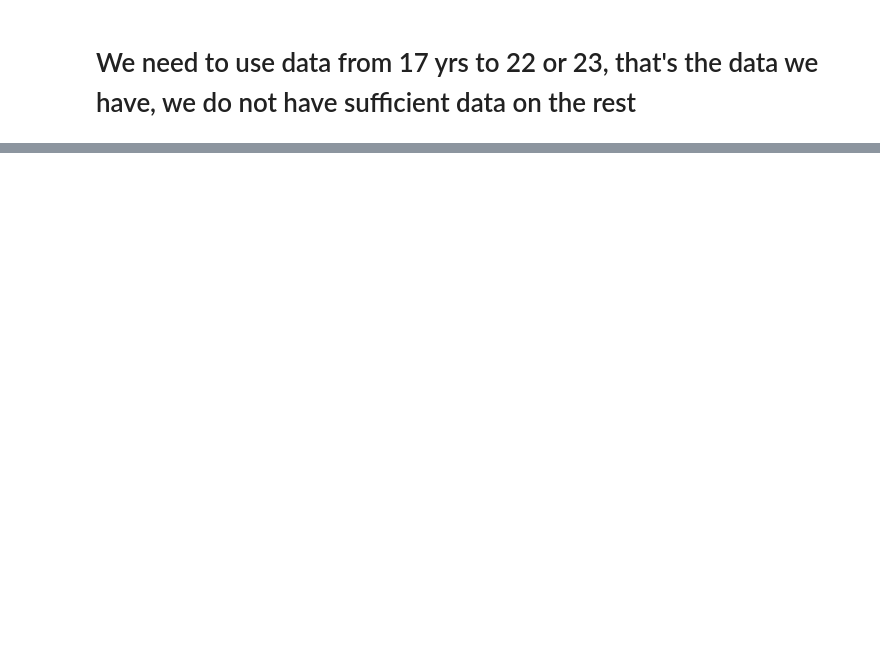
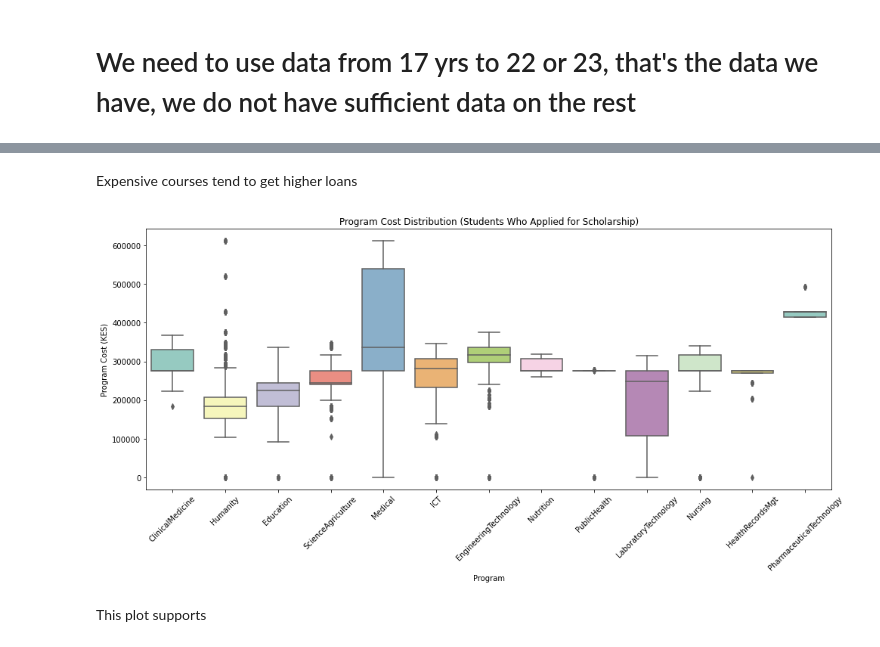
Before and after one commit to geoffreykemboi/Student_dropout_prediction_project, a Jupyter notebook: index.ipynb, the cells around one changed output, grey strips where cells are left out. Drawn from its saved outputs; the diff is of its cells as text; code cells hidden in the pictures; blank space fills up the shorter version.

```diff
--- a/index.ipynb
+++ b/index.ipynb
@@ -358,3 +555,28 @@ plt.show()
+# %% [markdown]
+Expensive courses tend to get higher loans
+# %%
+df_applied = School_df[School_df['ScholarshipApplied'] == 1]
+
+plt.figure(figsize=(14, 7))
+
+sns.boxplot(
+    x='CourseCategory',
+    y='ProgramCost',
+    data=df_applied,
+    palette='Set3'
+)
+
+plt.title('Program Cost Distribution (Students Who Applied for Scholarship)')
+plt.xlabel('Program')
+plt.ylabel('Program Cost (KES)')
+plt.xticks(rotation=45)
+
+plt.tight_layout()
+plt.show()
+# %% [output]
+[figure, added]
+# %% [markdown]
+This plot supports
 # %%
 plt.figure(figsize=(12, 7))
 df_age = School_df.dropna(subset=['Age', 'Gender'])
```
Also changed, not shown: parts of 39 cells of this notebook.
